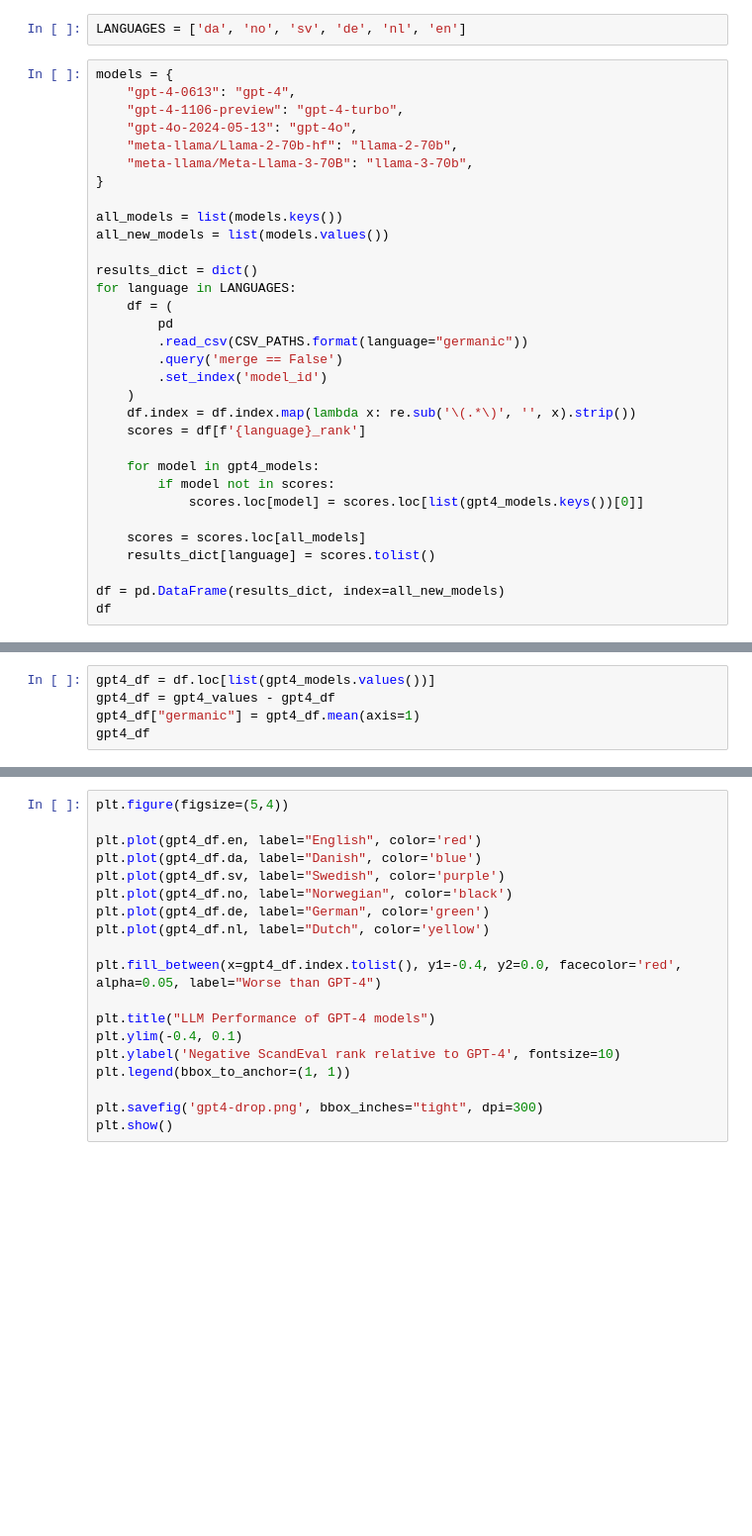
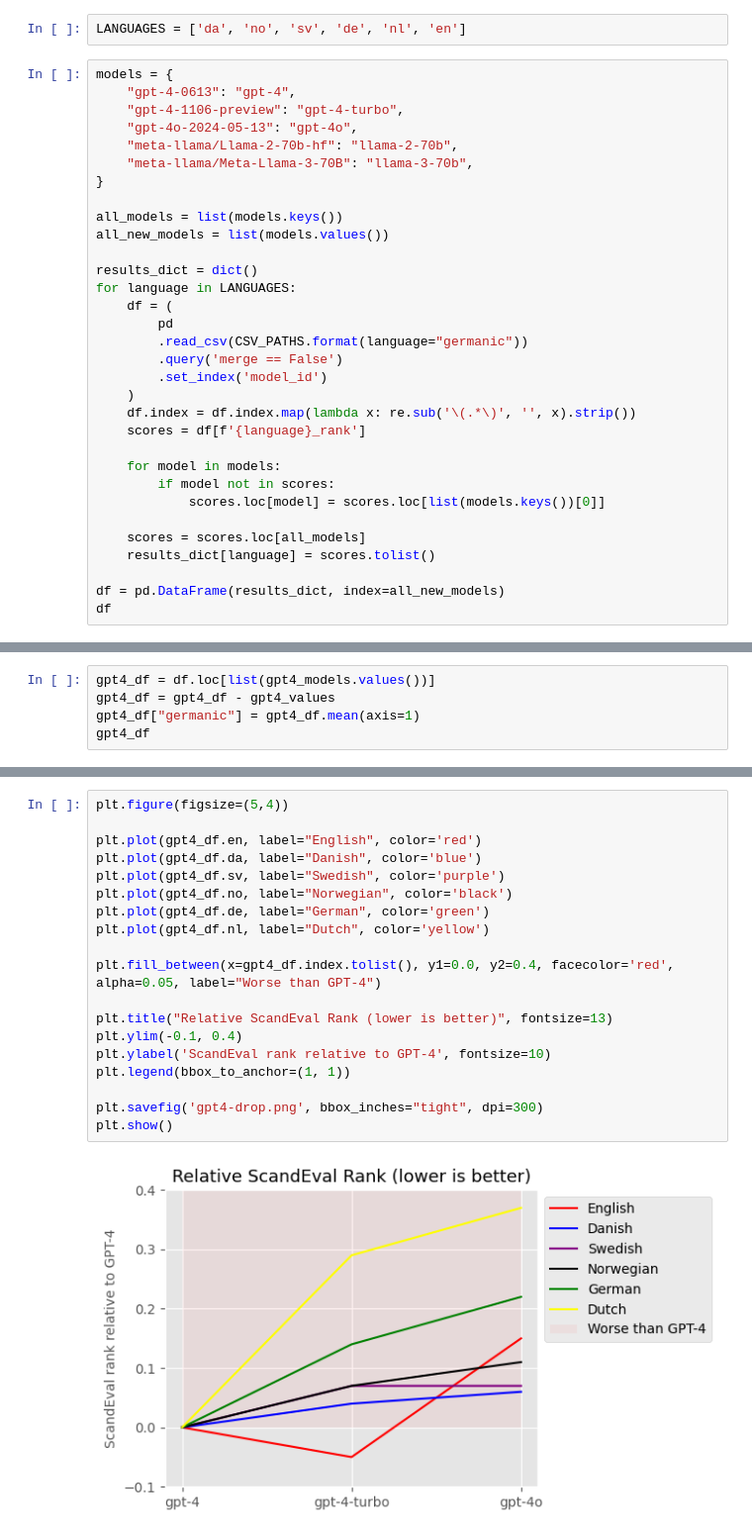
Before and after one commit to ScandEval/scandeval.github.io, a Jupyter notebook: python/gpt4-drop-plot.ipynb, the cells around one changed output, grey strips where cells are left out. Shown at 99% size. Cells and saved outputs as stored; diff of their text form; blank space fills up the shorter version.

```diff
--- a/python/gpt4-drop-plot.ipynb
+++ b/python/gpt4-drop-plot.ipynb
@@ -35,9 +37,9 @@ for language in LANGUAGES:
     df.index = df.index.map(lambda x: re.sub('\(.*\)', '', x).strip())
     scores = df[f'{language}_rank']
 
-    for model in gpt4_models:
+    for model in models:
         if model not in scores:
-            scores.loc[model] = scores.loc[list(gpt4_models.keys())[0]]
+            scores.loc[model] = scores.loc[list(models.keys())[0]]
 
     scores = scores.loc[all_models]
     results_dict[language] = scores.tolist()
@@ -51,5 +68,5 @@ gpt4_values
 # %%
 gpt4_df = df.loc[list(gpt4_models.values())]
-gpt4_df = gpt4_values - gpt4_df
+gpt4_df = gpt4_df - gpt4_values
 gpt4_df["germanic"] = gpt4_df.mean(axis=1)
 gpt4_df
@@ -56,22 +78,24 @@ gpt4_df
 # %%
 plt.figure(figsize=(5,4))
 
 plt.plot(gpt4_df.en, label="English", color='red')
 plt.plot(gpt4_df.da, label="Danish", color='blue')
 plt.plot(gpt4_df.sv, label="Swedish", color='purple')
 plt.plot(gpt4_df.no, label="Norwegian", color='black')
 plt.plot(gpt4_df.de, label="German", color='green')
 plt.plot(gpt4_df.nl, label="Dutch", color='yellow')
 
-plt.fill_between(x=gpt4_df.index.tolist(), y1=-0.4, y2=0.0, facecolor='red', alpha=0.05, label="Worse than GPT-4")
+plt.fill_between(x=gpt4_df.index.tolist(), y1=0.0, y2=0.4, facecolor='red', alpha=0.05, label="Worse than GPT-4")
 
-plt.title("LLM Performance of GPT-4 models")
-plt.ylim(-0.4, 0.1)
-plt.ylabel('Negative ScandEval rank relative to GPT-4', fontsize=10)
+plt.title("Relative ScandEval Rank (lower is better)", fontsize=13)
+plt.ylim(-0.1, 0.4)
+plt.ylabel('ScandEval rank relative to GPT-4', fontsize=10)
 plt.legend(bbox_to_anchor=(1, 1))
 
 plt.savefig('gpt4-drop.png', bbox_inches="tight", dpi=300)
 plt.show()
+# %% [output]
+[figure, added]
 # %%
 df["mean"] = df.mean(axis=1)
 df
```
Also changed, not shown: parts of 6 cells of this notebook, 2 other files.
